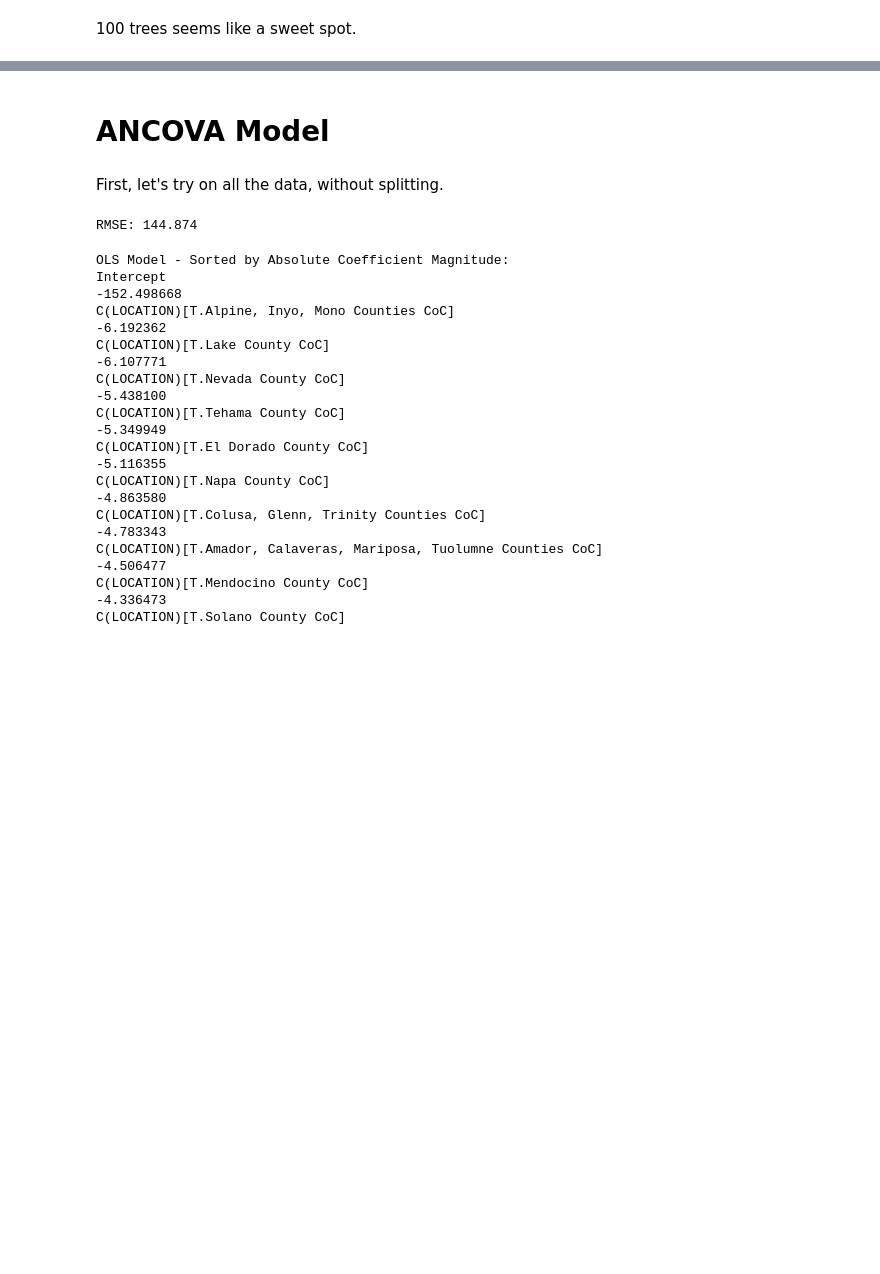
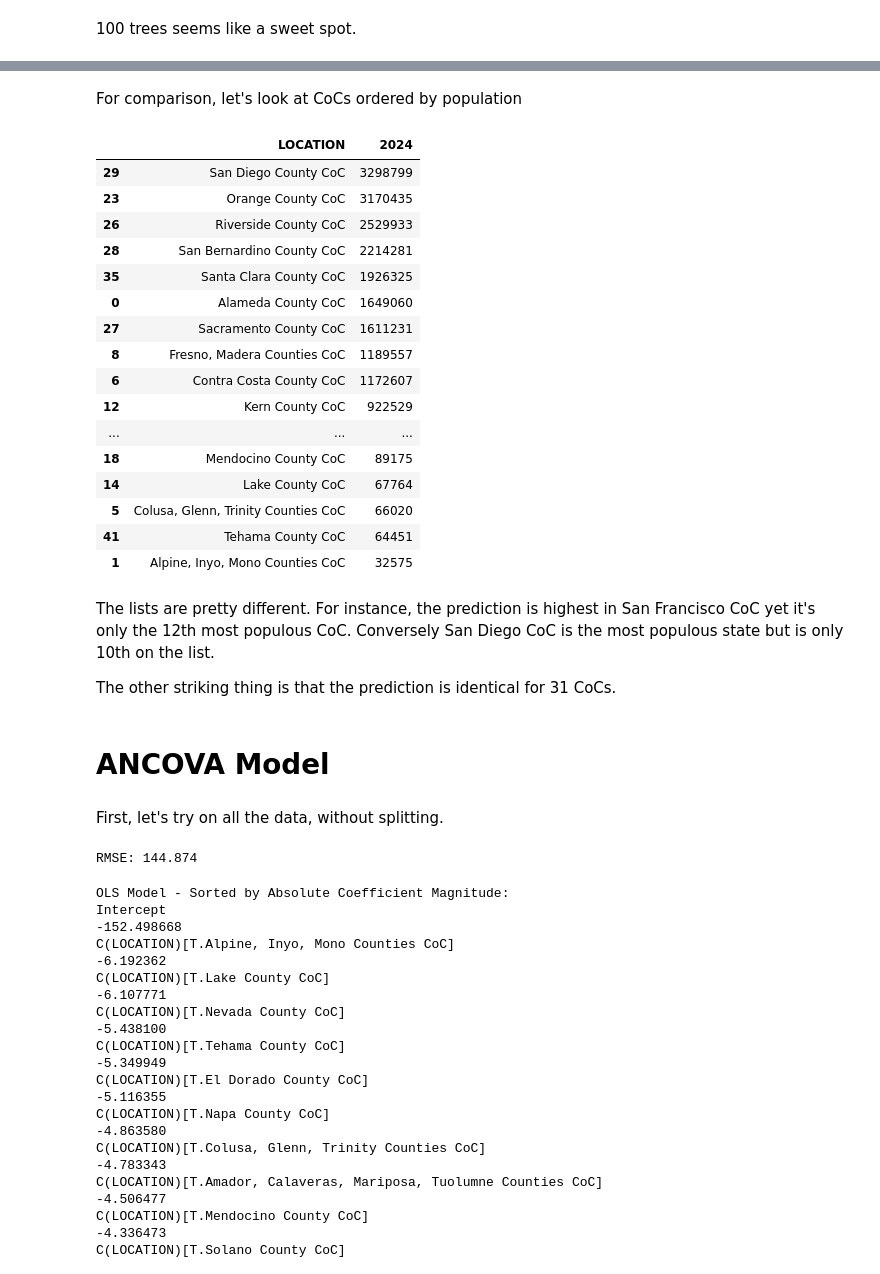
Before and after one commit to igoumiri/homelessness, a Jupyter notebook: plots.ipynb, the cells around one changed output, grey strips where cells are left out. Saved outputs shown, nothing was run; the diff lists cells and outputs as text; code cells hidden in the pictures; blank space fills up the shorter version.

Commit message:
Try other prediction sets

```diff
--- a/plots.ipynb
+++ b/plots.ipynb
@@ -651,3 +742,31 @@ plt.show()
+# %% [markdown]
+For comparison, let's look at CoCs ordered by population
+# %%
+population_by_region[['LOCATION', '2024']] \
+  .drop(population_by_region[population_by_region['LOCATION'].apply(lambda loc: 'Los Angeles' in loc or loc == 'California')].index) \
+  .sort_values('2024', ascending=False)
+# %% [output]
+|  | LOCATION | 2024 |
+| 29 | San Diego County CoC | 3298799 |
+| 23 | Orange County CoC | 3170435 |
+| 26 | Riverside County CoC | 2529933 |
+| 28 | San Bernardino County CoC | 2214281 |
+| 35 | Santa Clara County CoC | 1926325 |
+| 0 | Alameda County CoC | 1649060 |
+| 27 | Sacramento County CoC | 1611231 |
+| 8 | Fresno, Madera Counties CoC | 1189557 |
+| 6 | Contra Costa County CoC | 1172607 |
+| 12 | Kern County CoC | 922529 |
+| ... | ... | ... |
+| 18 | Mendocino County CoC | 89175 |
+| 14 | Lake County CoC | 67764 |
+| 5 | Colusa, Glenn, Trinity Counties CoC | 66020 |
+| 41 | Tehama County CoC | 64451 |
+| 1 | Alpine, Inyo, Mono Counties CoC | 32575 |
+# %% [markdown]
+The lists are pretty different. For instance, the prediction is highest in San Francisco CoC yet it's only the 12th most populous CoC. Conversely San Diego CoC is the most populous state but is only 10th on the list.
+
+The other striking thing is that the prediction is identical for 31 CoCs.
 # %% [markdown]
 # ANCOVA Model
 # %% [markdown]
```
Also changed, not shown: parts of 27 cells of this notebook.
